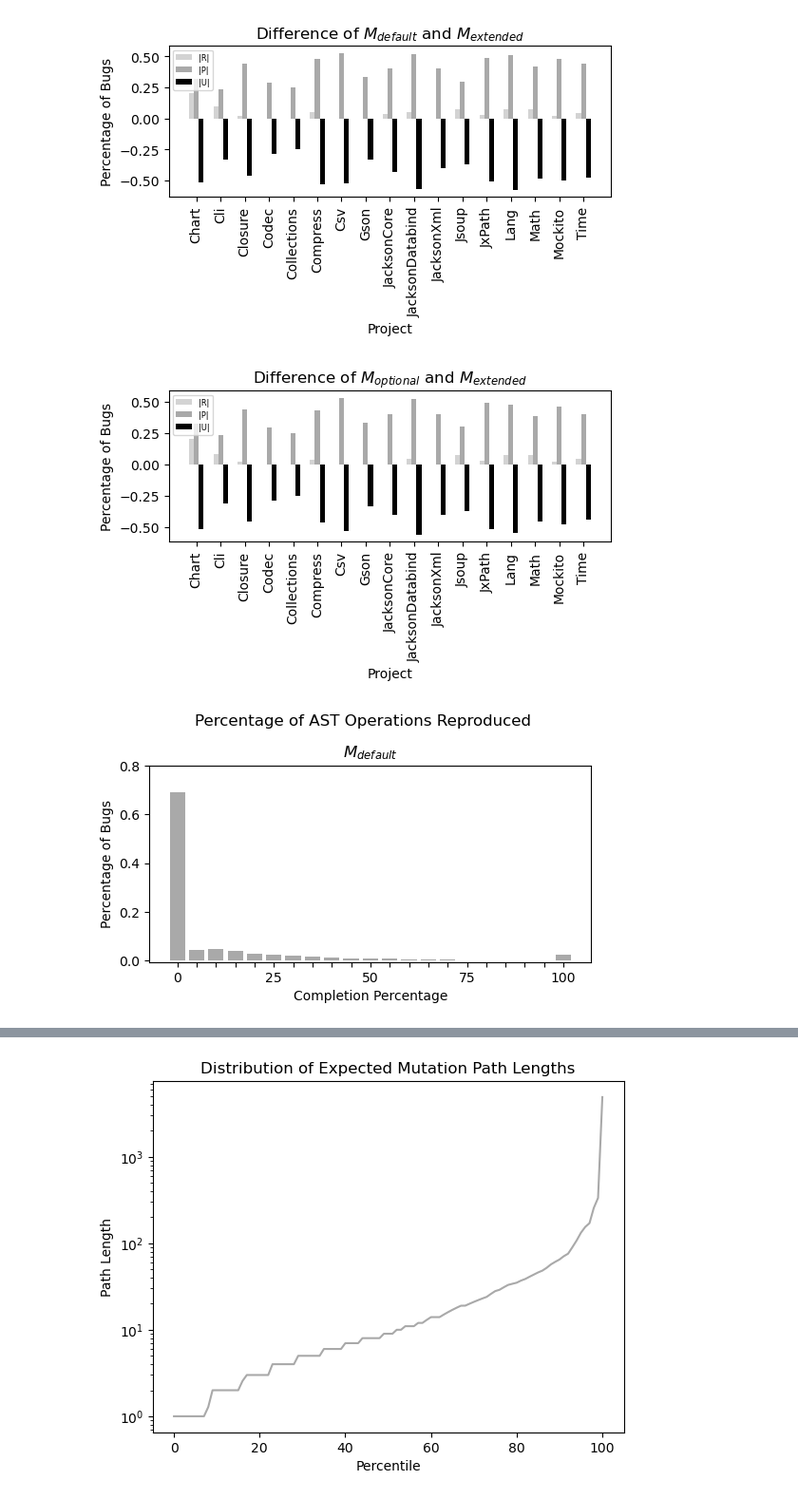
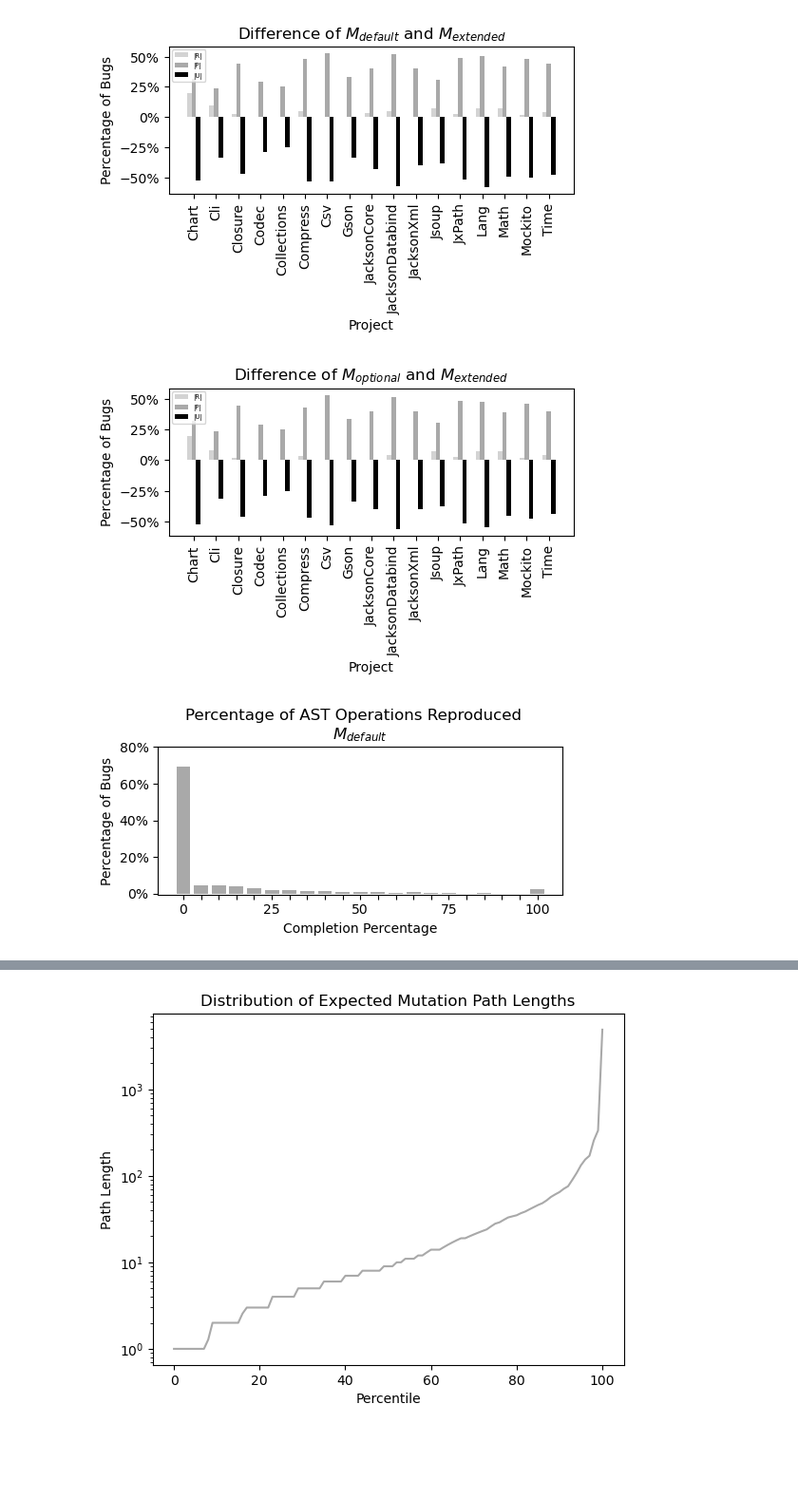
Before and after one commit to sherbold/replication-kit-chp-study, a Jupyter notebook: Visualizations.ipynb, the cells around one changed output, grey strips where cells are left out. Shown at 95% size. Saved outputs shown, nothing was run; the diff lists cells and outputs as text; code cells hidden in the pictures; blank space fills up the shorter version.

```diff
--- a/Visualizations.ipynb
+++ b/Visualizations.ipynb
@@ -196,7 +201,7 @@ plt.savefig('figures/bugs_relative_diff_do.pdf', bbox_inches='tight')
 # %%
 raw_data = [[1, 7,  17,  1, 7,  17,  6,  15,  4],
             [1, 17, 33,  2, 17, 32,  6,  29,  16],
-            [6, 83, 132, 7, 84, 130, 11, 180, 29],
+            [6, 82, 132, 7, 83, 130, 11, 180, 29],
             [0, 6,  18,  0, 6,  18,  0,  13,  11],
             [0, 2,  2,   0, 2,  2,   0,  3,   1],
             [2, 9,  47,  3, 12, 43,  5,  37,  16],
@@ -205,45 +210,46 @@ raw_data = [[1, 7,  17,  1, 7,  17,  6,  15,  4],
             [2, 9,  19,  3, 9,  18,  3,  21,  6],
             [2, 37, 116, 3, 38, 114, 10, 118, 27],
             [0, 1,  4,   0, 1,  4,   0,  3,   2],
-            [3, 47, 75,  3, 47, 75,  12, 84,  28],
+            [3, 46, 75,  3, 46, 75,  12, 84,  28],
             [0, 10, 25,  0, 10, 25,  1,  27,  7],
             [1, 11, 45,  1, 13, 43,  5,  40,  12],
             [5, 19, 90,  5, 23, 86,  13, 67,  34],
             [0, 12, 34,  0, 13, 33,  1,  34,  11],
             [1, 6,  18,  1, 7,  17,  2,  17,  6]]
 
 
 projects = ['Chart', 'Cli', 'Closure', 'Codec', 'Collections', 'Compress', 'Csv', 'Gson', 'JacksonCore', 'JacksonDatabind', 'JacksonXml', 'Jsoup', 'JxPath', 'Lang', 'Math', 'Mockito', 'Time']
 col_names = ['|R|', '|P|', '|U|', '|R|', '|P|', '|U|', '|R|', '|P|', '|U|']
 
 data = pd.DataFrame(raw_data, index=projects, columns=col_names)
 
 
 x = np.arange(len(data))  # the label locations
 width = 0.2  # the width of the bars
 
-fig, axes = plt.subplots(1,1, figsize=(6, 2.3))
+fig, axes = plt.subplots(1,1, figsize=(5.5, 2.25))
 #fig.suptitle('Results Relative to the Number of Bugs')
 fig.subplots_adjust(top=0.8)
 
 ax = axes
 rects1 = ax.bar(x - width, (data.iloc[:,6]-data.iloc[:,0])/data.iloc[:,:3].sum(axis=1), width, label='|R|', color='lightgrey')
 rects2 = ax.bar(x, (data.iloc[:,7]-data.iloc[:,1])/data.iloc[:,:3].sum(axis=1), width, label='|P|', color='darkgrey')
 rects3 = ax.bar(x + width, (data.iloc[:,8]-data.iloc[:,2])/data.iloc[:,:3].sum(axis=1), width, label='|U|', color='black')
 ax.set_ylabel('Percentage of Bugs')
 ax.set_xlabel('Project')
 ax.set_title('Difference of $M_{default}$ and $M_{extended}$')
 ax.set_xticks(x)
 ax.set_xticklabels(projects, rotation = 90)
-ax.legend(loc='upper left', prop={'size': 6})
+ax.yaxis.set_major_formatter(mtick.PercentFormatter(1, decimals=0))
+ax.legend(loc='upper left', prop={'size': 5})
 
 plt.savefig('figures/bugs_relative_diff_de.pdf', bbox_inches='tight')
 # %% [output]
-[figure, old version]
+[figure, new version]
 # %%
 raw_data = [[1, 7,  17,  1, 7,  17,  6,  15,  4],
             [1, 17, 33,  2, 17, 32,  6,  29,  16],
-            [6, 83, 132, 7, 84, 130, 11, 180, 29],
+            [6, 82, 132, 7, 83, 130, 11, 180, 29],
             [0, 6,  18,  0, 6,  18,  0,  13,  11],
             [0, 2,  2,   0, 2,  2,   0,  3,   1],
             [2, 9,  47,  3, 12, 43,  5,  37,  16],
@@ -252,7 +258,7 @@ raw_data = [[1, 7,  17,  1, 7,  17,  6,  15,  4],
             [2, 9,  19,  3, 9,  18,  3,  21,  6],
             [2, 37, 116, 3, 38, 114, 10, 118, 27],
             [0, 1,  4,   0, 1,  4,   0,  3,   2],
-            [3, 47, 75,  3, 47, 75,  12, 84,  28],
+            [3, 46, 75,  3, 46, 75,  12, 84,  28],
             [0, 10, 25,  0, 10, 25,  1,  27,  7],
             [1, 11, 45,  1, 13, 43,  5,  40,  12],
             [5, 19, 90,  5, 23, 86,  13, 67,  34],
@@ -269,7 +275,7 @@ data = pd.DataFrame(raw_data, index=projects, columns=col_names)
 x = np.arange(len(data))  # the label locations
 width = 0.2  # the width of the bars
 
-fig, axes = plt.subplots(1,1, figsize=(6, 2.3))
+fig, axes = plt.subplots(1,1, figsize=(5.5, 2.25))
 #fig.suptitle('Results Relative to the Number of Bugs')
 fig.subplots_adjust(top=0.8)
 
@@ -282,19 +288,20 @@ ax.set_xlabel('Project')
 ax.set_title('Difference of $M_{optional}$ and $M_{extended}$')
 ax.set_xticks(x)
 ax.set_xticklabels(projects, rotation = 90)
-ax.legend(loc='upper left', prop={'size': 6})
+ax.yaxis.set_major_formatter(mtick.PercentFormatter(1, decimals=0))
+ax.legend(loc='upper left', prop={'size': 5})
 
 plt.savefig('figures/bugs_relative_diff_oe.pdf', bbox_inches='tight')
 # %% [output]
-[figure, old version]
+[figure, new version]
 # %%
-completion_data_p1 = np.asarray([700, 45, 48, 43, 29, 24, 22, 16, 13, 8, 8, 9, 5, 7, 5, 3, 1, 2, 0, 0, 1+24])
-completion_data_p2 = np.asarray([682, 49, 51, 44, 31, 25, 22, 16, 14, 9, 8, 9, 5, 7, 5, 3, 1, 2, 0, 0, 1+29])
+completion_data_p1 = np.asarray([700, 45, 48, 43, 29, 22, 22, 16, 13, 8, 8, 9, 5, 7, 5, 3, 1, 2, 0, 0, 1+24])
+completion_data_p2 = np.asarray([682, 49, 51, 44, 31, 23, 22, 16, 14, 9, 8, 9, 5, 7, 5, 3, 1, 2, 0, 0, 1+29])
 completion_data_p3 = np.asarray([219, 31, 54, 45, 57, 67, 69, 55, 59, 53, 39, 41, 32, 33, 20, 27, 10, 7, 12, 4, 2+75])
 
 completion_labels= [0, '', '', '', '', 25, '', '', '', '', 50, '', '', '', '', 75, '', '', '', '', 100]
 
-fig, axes = plt.subplots(1,1, figsize=(6,3))
+fig, axes = plt.subplots(1,1, figsize=(5.5, 2.25))
 fig.suptitle('Percentage of AST Operations Reproduced')
 fig.subplots_adjust(top=0.8)
 
@@ -305,9 +312,10 @@ ax.set_xlabel('Completion Percentage')
 ax.set_title('$M_{default}$')
 ax.set_xticks(np.arange(len(completion_labels)))
 ax.set_xticklabels(completion_labels)
+ax.yaxis.set_major_formatter(mtick.PercentFormatter(1, decimals=0))
 ax.set_ylim(-0.005,.8)
 
 plt.savefig('figures/percentage_reproduced_default.pdf', bbox_inches='tight')
 # %% [output]
-[figure, old version]
+[figure, new version]
 # %%
```
Also changed, not shown: parts of 11 cells of this notebook, 4 other files.
